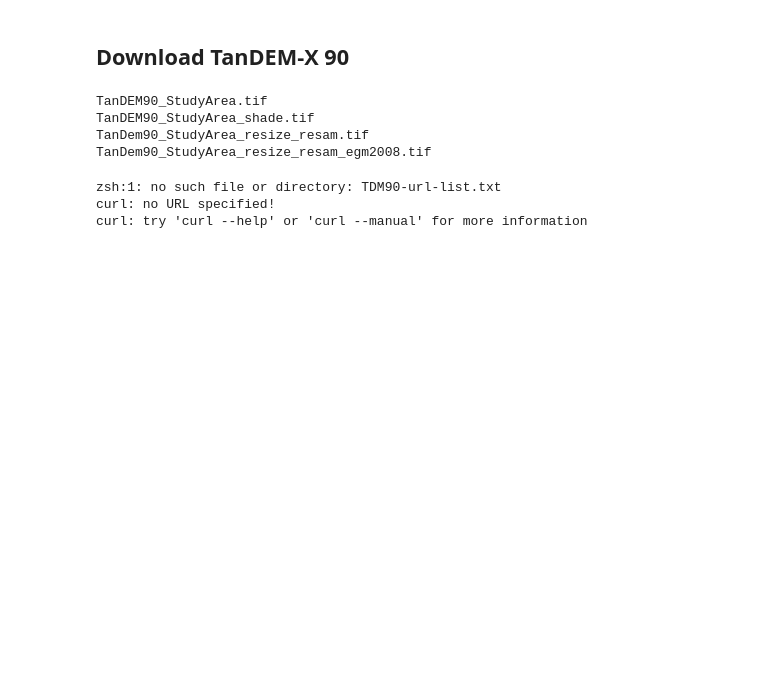
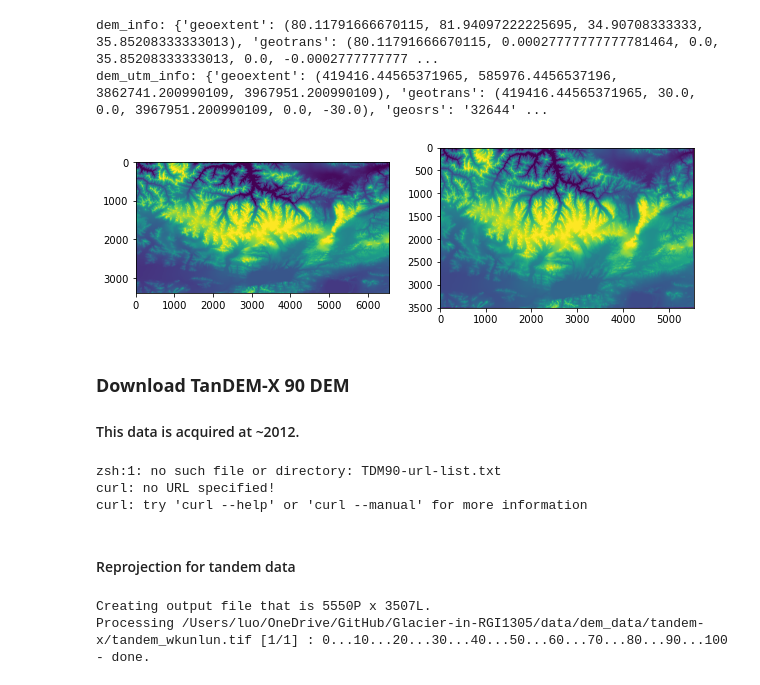
Before and after one commit to xinluo2018/Glacier-in-SETP, a Jupyter notebook: dem_proc/dem_access.ipynb, the cells around one changed output. Drawn from its saved outputs; the diff is of its cells as text; code cells hidden in the pictures; blank space fills up the shorter version.

```diff
--- a/dem_proc/dem_access.ipynb
+++ b/dem_proc/dem_access.ipynb
@@ -11,3 +16,4 @@ from utils.geotif_io import readTiff
 # %%
 ## configuration
 region_bounds = (80.118, 34.907, 81.941, 35.852)     # rgi13_05
+path_srtm = config.root_proj + '/data/dem_data/srtm-c/SRTMGL1_E_wkunlun.tif'
@@ -26,0 +28,6 @@ region_bounds = (80.118, 34.907, 81.941, 35.852)     # rgi13_05
+# %%
+### 1. wgs84 to utm projection
+path_srtm_utm = config.root_proj + '/data/dem_data/srtm-c/SRTMGL1_E_wkunlun_utm.tif'
+command_line = 'gdalwarp  -overwrite -s_srs EPSG:4326 -t_srs EPSG:32644 -tr 30 30 -r cubic -co COMPRESS=LZW -co TILED=YES ' +\
+                path_srtm + ' ' + path_srtm_utm
+print(os.popen(command_line).read())
@@ -27,11 +39,15 @@ region_bounds = (80.118, 34.907, 81.941, 35.852)     # rgi13_05
+# %%
+dem, dem_info = readTiff(path_srtm)
+dem_utm, dem_utm_info = readTiff(path_srtm_utm)
+print('dem_info:',dem_info); print('dem_utm_info:', dem_utm_info)
+plt.figure(figsize=(10,5))
+plt.subplot(1,2,1); imgShow(dem)
+plt.subplot(1,2,2); imgShow(dem_utm)
+# %% [output]
+dem_info: {'geoextent': (80.11791666670115, 81.94097222225695, 34.90708333333, 35.85208333333013), 'geotrans': (80.11791666670115, 0.00027777777777781464, 0.0, 35.85208333333013, 0.0, -0.0002777777777 ...
+dem_utm_info: {'geoextent': (419416.44565371965, 585976.4456537196, 3862741.200990109, 3967951.200990109), 'geotrans': (419416.44565371965, 30.0, 0.0, 3967951.200990109, 0.0, -30.0), 'geosrs': '32644' ...
+[figure, added]
 # %% [markdown]
-## **Download TanDEM-X 90**
+### **Download TanDEM-X 90 DEM**
+#### This data is acquired at ~2012.
-# %%
-os.chdir('data/dem/tandem-x')
-!ls
-# %% [output]
-TanDEM90_StudyArea.tif
-TanDEM90_StudyArea_shade.tif
-TanDem90_StudyArea_resize_resam.tif
-TanDem90_StudyArea_resize_resam_egm2008.tif
 # %%
@@ -68,0 +63,11 @@ curl: try 'curl --help' or 'curl --manual' for more information
+# %% [markdown]
+#### Reprojection for tandem data
+# %%
+path_tandem = config.root_proj + '/data/dem_data/tandem-x/tandem_wkunlun.tif'
+path_tandem_utm = config.root_proj + '/data/dem_data/tandem-x/tandem_wkunlun_utm.tif'
+command_line = 'gdalwarp  -overwrite -s_srs EPSG:4979 -t_srs EPSG:32644 -tr 30 30 -r cubic -co COMPRESS=LZW -co TILED=YES ' +\
+                path_tandem + ' ' + path_tandem_utm
+print(os.popen(command_line).read())
+# %% [output]
+Creating output file that is 5550P x 3507L.
+Processing /Users/luo/OneDrive/GitHub/Glacier-in-RGI1305/data/dem_data/tandem-x/tandem_wkunlun.tif [1/1] : 0...10...20...30...40...50...60...70...80...90...100 - done.
```
Also changed, not shown: parts of 17 cells of this notebook, 13 other files.
